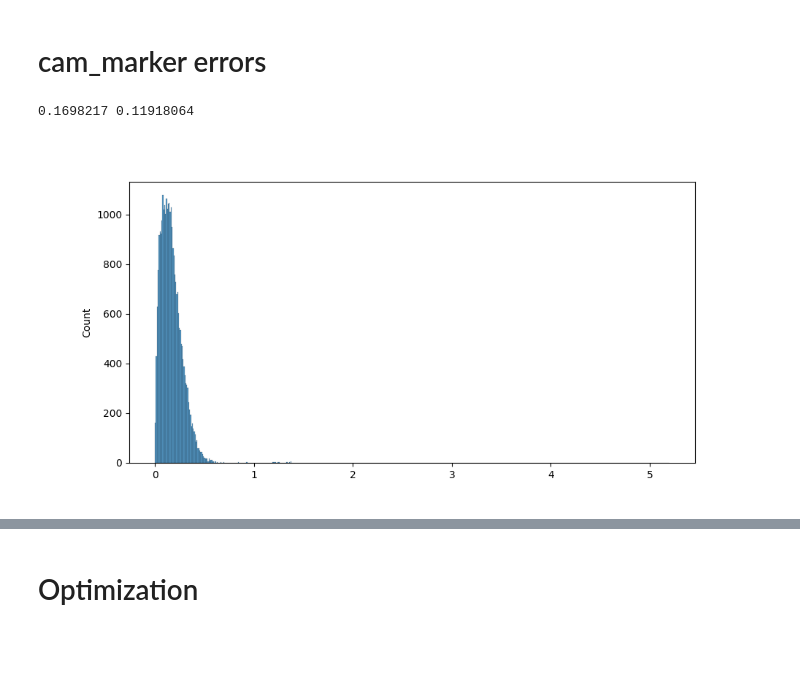
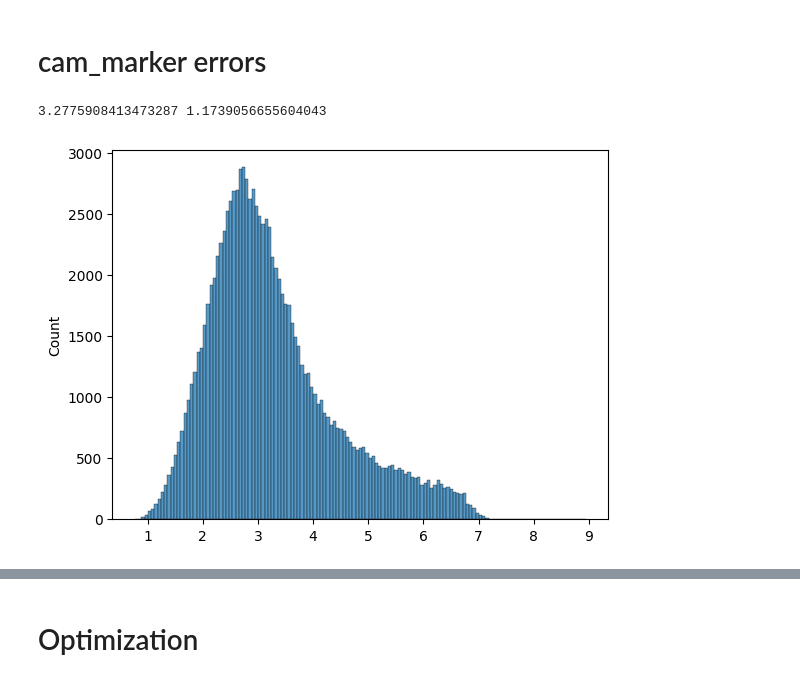
Before and after one commit to goncalofrazao/vicandocker, a Jupyter notebook: main_cangalho.ipynb, the cells around one changed output, grey strips where cells are left out. Cells and saved outputs as stored; diff of their text form; code cells hidden in the pictures; blank space fills up the shorter version.

```diff
--- a/main_cangalho.ipynb
+++ b/main_cangalho.ipynb
@@ -174,7 +250,17 @@ if not LOAD:
     pickle.dump(aux, open(os.path.join(OBJ_DATASET_PATH, 'cube_calib_pose.pkl'), 'wb'))
     print("Saved")
 else:
-    aux = pickle.load(open(os.path.join(OBJ_DATASET_PATH, 'cube_calib_pose.pkl'), 'rb'))
-    print("Loaded")
+    if not GABRIEL:
+        aux = pickle.load(open(os.path.join(OBJ_DATASET_PATH, 'cube_calib_pose.pkl'), 'rb'))
+        print("Loaded")
+    else: # load gabriel
+
+        aux = pickle.load(open(os.path.join(OBJ_DATASET_PATH, 'cube_calib_pose.pkl'), 'rb'))
+        for key, value in aux.items():
+
+            aux[key] = recompute_edge(aux[key], aruco_obj, obj_dataset.cams[key[0]])
+            #aux[key]["pose"] = SE3(pose=aux[key]["pose"])
+
+        print("Loaded gabriel and converted into se3 obj")
 # %% [output]
 Marker detection
@@ -232,5 +319,9 @@ plt.show()
 # %% [markdown]
 # Detect markers & estimate camera-marker poses
+# %%
+#set cameras distortion coeefs to zero
+for key, cam in dataset.cams.items():
+    dataset.cams[key].distortion = np.zeros(5)
 # %%
 if not LOAD:
     # This will compute camera-marker edges via PnP, in parallel
@@ -247,6 +338,20 @@ if not LOAD:
     pickle.dump(cam_marker_edges, open(os.path.join(DATASET_PATH, 'cam_marker_edges.pkl'), 'wb'))
     print("Saved")
 else:
-    cam_marker_edges = pickle.load( open(os.path.join(DATASET_PATH, 'cam_marker_edges.pkl'), 'rb') )
-    print("Loaded")
+    if not GABRIEL:
+
+        cam_marker_edges = pickle.load(open(os.path.join(DATASET_PATH, 'cam_marker_edges.pkl'), 'rb'))
+        print("Loaded")
+
+    else: # load gabriel
+
+        cam_marker_edges = pickle.load(open(os.path.join(DATASET_PATH, 'cam_marker_edges.pkl'), 'rb'))
+        for key, value in cam_marker_edges.items():
+
+            cam_marker_edges[key]["corners"] = np.round(cam_marker_edges[key]["corners"] * SCALE_GABRIEL)
+
+            cam_marker_edges[key] = recompute_edge(cam_marker_edges[key], aruco_obj, dataset.cams[key[0]])
+            #aux[key]["pose"] = SE3(pose=aux[key]["pose"])
+
+        print("Loaded gabriel and converted into se3 obj")
 # %% [output]
@@ -282,15 +359,16 @@ plt.show()
 # %% [markdown]
 # cam_marker errors
 # %%
-%matplotlib widget
+%matplotlib inline
 plt.clf()
-sns.histplot([edge['reprojected_err'].tolist() for edge in cam_marker_edges.values()])
+sns.histplot([edge['distance']for edge in cam_marker_edges.values()])
 
 # print the mean and std of the reprojected errors
-print(np.mean([edge['reprojected_err'] for edge in cam_marker_edges.values()]),
-      np.std([edge['reprojected_err'] for edge in cam_marker_edges.values()]))
+print(np.mean([edge['distance'] for edge in cam_marker_edges.values()]),
+      np.std([edge['distance'] for edge in cam_marker_edges.values()]))
 
+#plt.xlim((0,700))
 plt.show()
 # %% [output]
-0.1698217 0.11918064
+3.2775908413473287 1.1739056655604043
-[figure, old version]
+[figure, new version]
```
Also changed, not shown: parts of 34 cells of this notebook, 1 other file.
